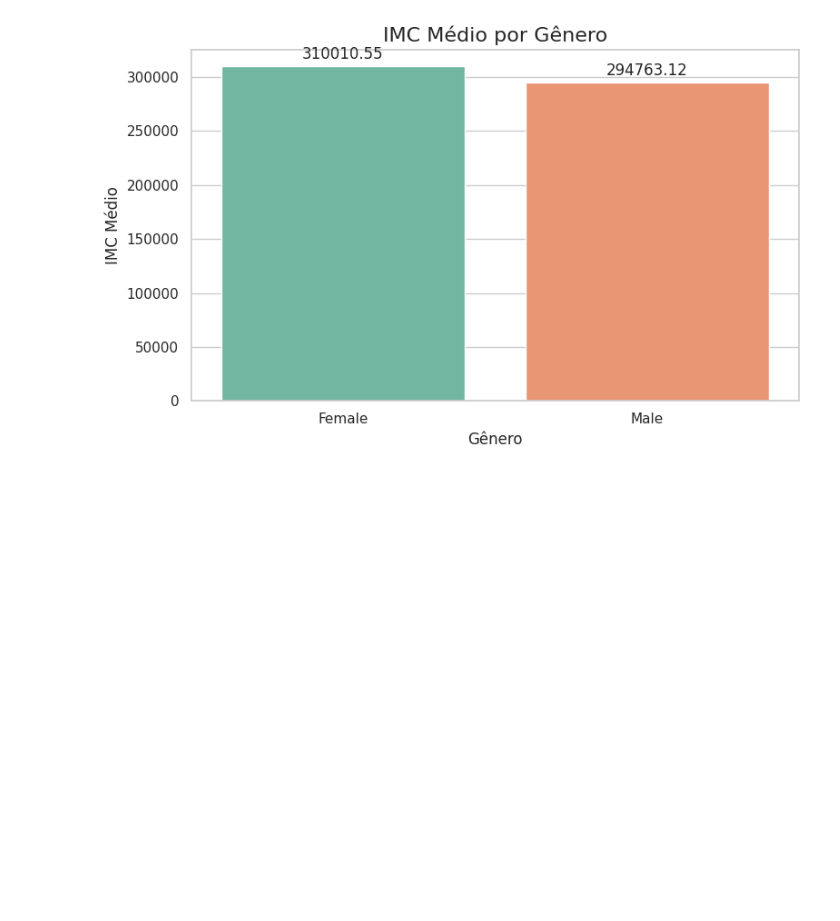
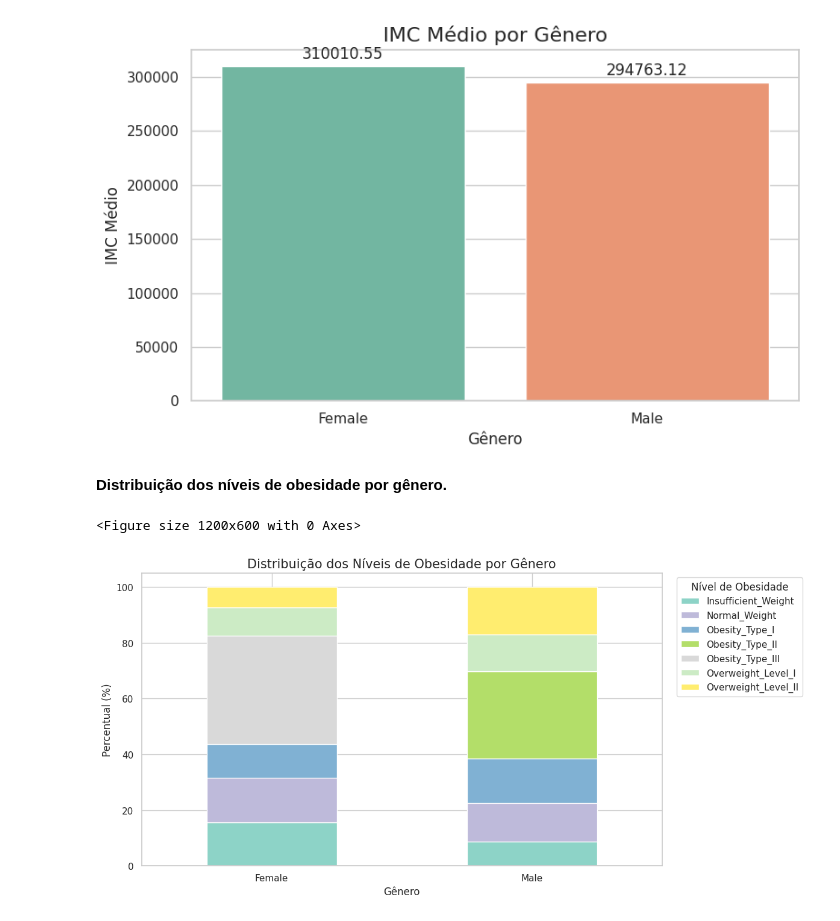
Before and after one commit to cesr1971/MLPYTHON, a Jupyter notebook: MLPYTHON_TRAB01.ipynb, the cells around one changed output. Drawn from its saved outputs; the diff is of its cells as text; code cells hidden in the pictures; blank space fills up the shorter version.

```diff
--- a/MLPYTHON_TRAB01.ipynb
+++ b/MLPYTHON_TRAB01.ipynb
@@ -166,3 +168,38 @@ plt.tight_layout()
 plt.show()
 # %% [output]
 [figure]
+# %% [markdown]
+**Distribuição dos níveis de obesidade por gênero.**
+# %%
+import pandas as pd
+import matplotlib.pyplot as plt
+import seaborn as sns
+
+sns.set_theme(style="whitegrid")
+
+plt.figure(figsize=(12, 6))
+
+# Calcular a proporção dos níveis de obesidade por gênero
+dados = pd.crosstab(
+    df["Gender"],
+    df["NObeyesdad"],
+    normalize="index"
+) * 100
+
+dados.plot(
+    kind="bar",
+    stacked=True,
+    figsize=(12, 6),
+    colormap="Set3"
+)
+
+plt.title("Distribuição dos Níveis de Obesidade por Gênero", fontsize=15)
+plt.xlabel("Gênero")
+plt.ylabel("Percentual (%)")
+plt.xticks(rotation=0)
+plt.legend(title="Nível de Obesidade", bbox_to_anchor=(1.02, 1))
+plt.tight_layout()
+plt.show()
+# %% [output]
+<Figure size 1200x600 with 0 Axes>
+[figure, added]
```
Also changed, not shown: parts of 3 cells of this notebook.
